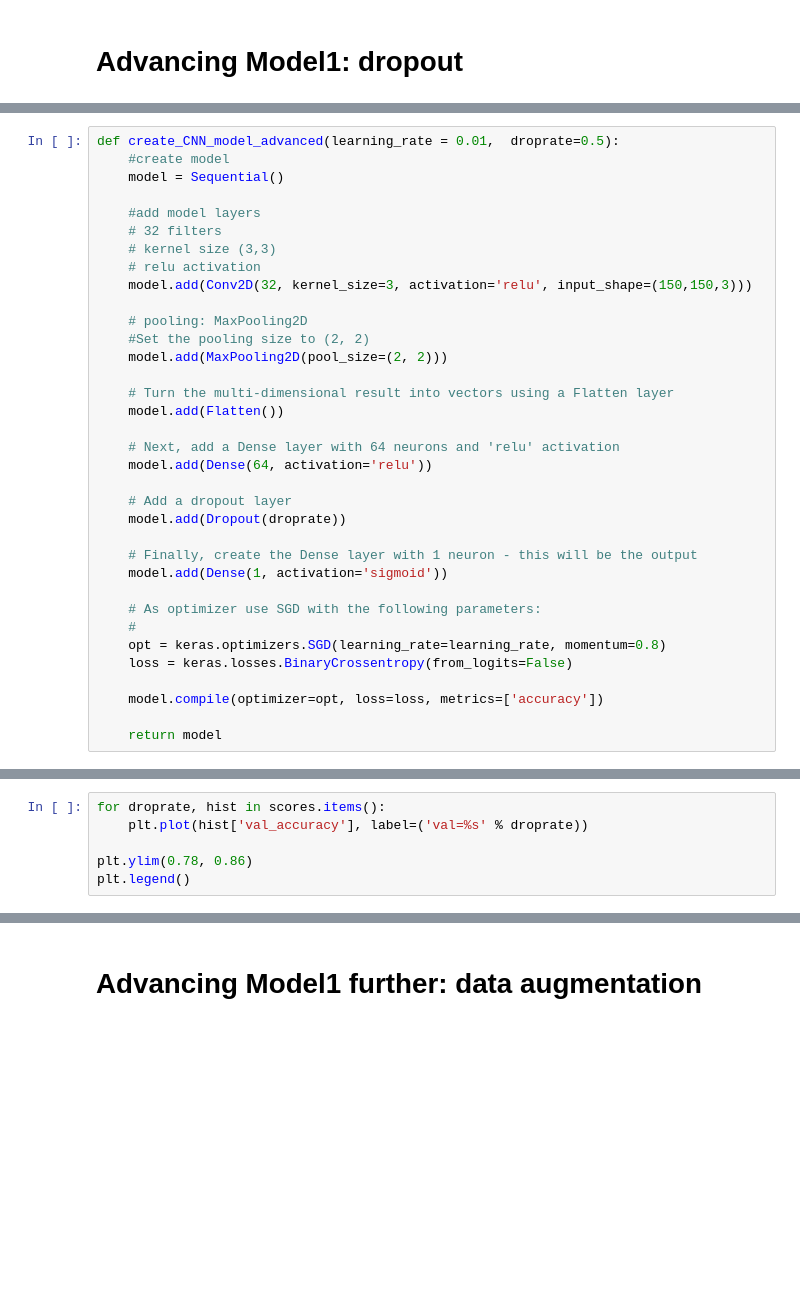
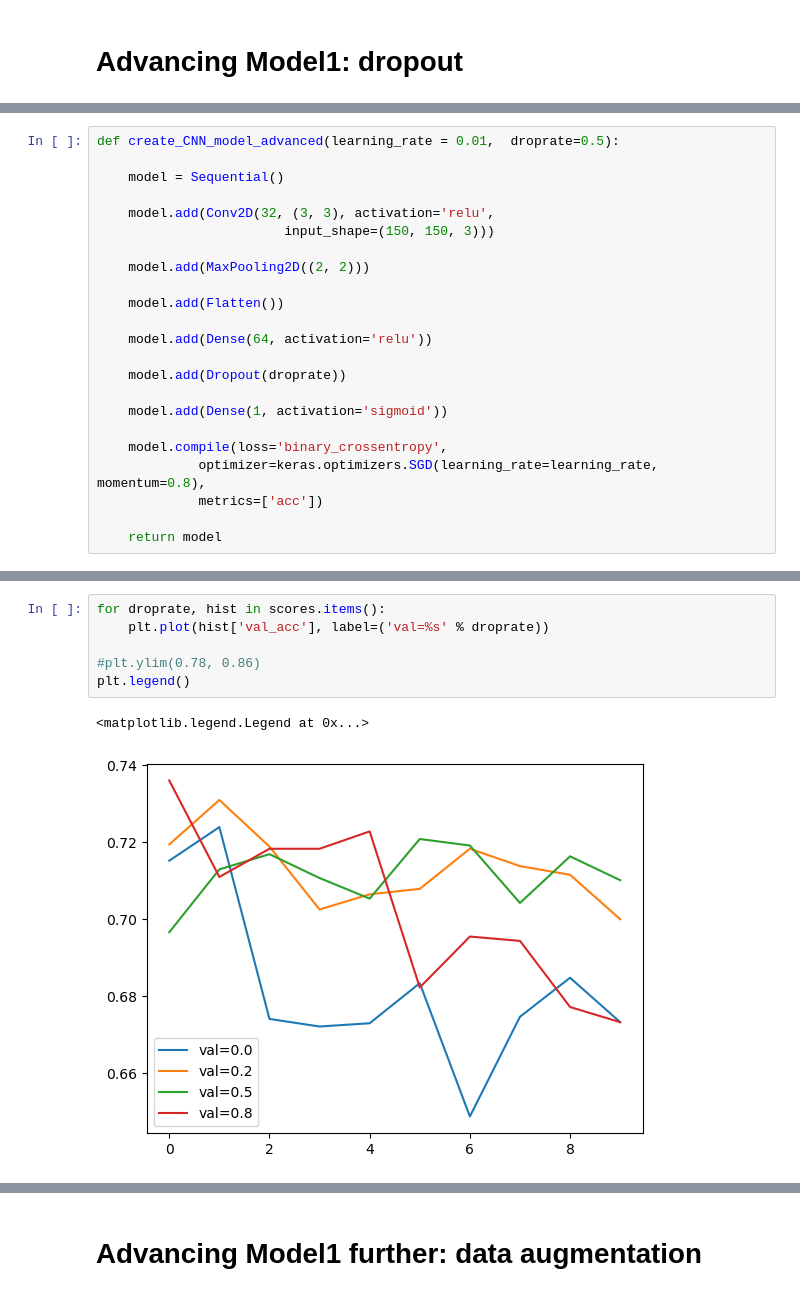
Before and after one commit to triasteran/Machine-Learning-Zoomcamp-2023, a Jupyter notebook: CapstoneProject1/notebook.ipynb, the cells around one changed output, grey strips where cells are left out. Drawn from its saved outputs; the diff is of its cells as text; blank space fills up the shorter version.

```diff
--- a/CapstoneProject1/notebook.ipynb
+++ b/CapstoneProject1/notebook.ipynb
@@ -340,36 +329,24 @@ Now let's define a dropout layer and the dropout rate
 # %%
 def create_CNN_model_advanced(learning_rate = 0.01,  droprate=0.5):
-    #create model
+
     model = Sequential()
 
-    #add model layers
-    # 32 filters
-    # kernel size (3,3)
-    # relu activation
-    model.add(Conv2D(32, kernel_size=3, activation='relu', input_shape=(150,150,3)))
+    model.add(Conv2D(32, (3, 3), activation='relu',
+                        input_shape=(150, 150, 3)))
 
-    # pooling: MaxPooling2D
-    #Set the pooling size to (2, 2)
-    model.add(MaxPooling2D(pool_size=(2, 2)))
+    model.add(MaxPooling2D((2, 2)))
 
-    # Turn the multi-dimensional result into vectors using a Flatten layer
     model.add(Flatten())
 
-    # Next, add a Dense layer with 64 neurons and 'relu' activation
     model.add(Dense(64, activation='relu'))
 
-    # Add a dropout layer
     model.add(Dropout(droprate))
 
-    # Finally, create the Dense layer with 1 neuron - this will be the output
     model.add(Dense(1, activation='sigmoid'))
 
-    # As optimizer use SGD with the following parameters:
-    #
-    opt = keras.optimizers.SGD(learning_rate=learning_rate, momentum=0.8)
-    loss = keras.losses.BinaryCrossentropy(from_logits=False)
-
-    model.compile(optimizer=opt, loss=loss, metrics=['accuracy'])
+    model.compile(loss='binary_crossentropy',
+             optimizer=keras.optimizers.SGD(learning_rate=learning_rate, momentum=0.8),
+             metrics=['acc'])
 
     return model
 # %%
@@ -406,8 +386,11 @@ Epoch 5/10
 # %%
 for droprate, hist in scores.items():
-    plt.plot(hist['val_accuracy'], label=('val=%s' % droprate))
+    plt.plot(hist['val_acc'], label=('val=%s' % droprate))
 
-plt.ylim(0.78, 0.86)
+#plt.ylim(0.78, 0.86)
 plt.legend()
+# %% [output]
+<matplotlib.legend.Legend at 0x...>
+[figure, added]
 # %%
 hist = scores[0.0]
```
Also changed, not shown: parts of 77 cells of this notebook, 7 other files.
